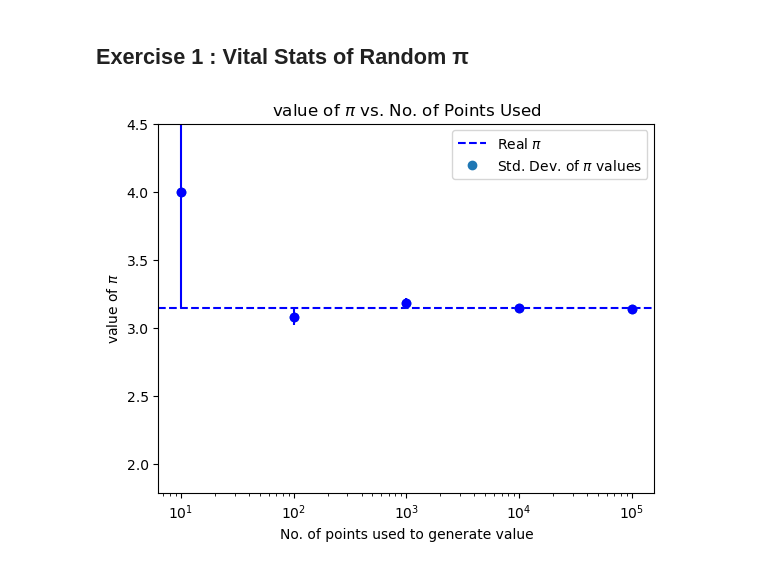
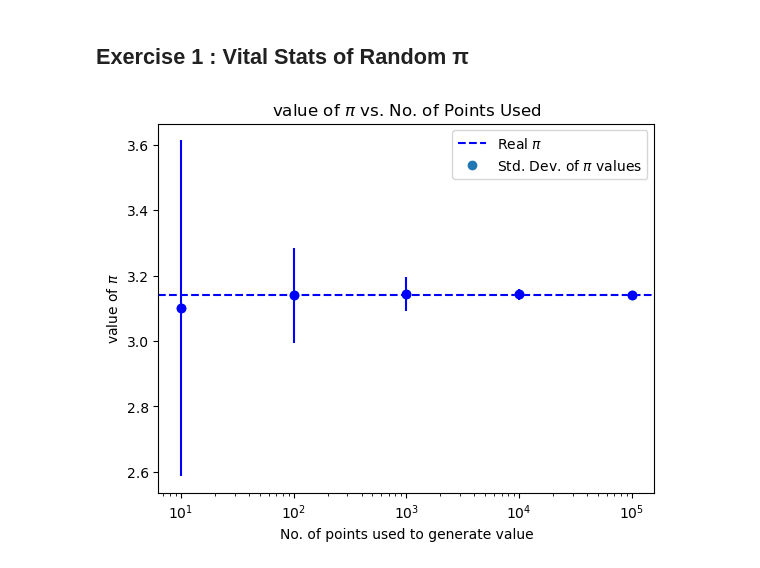
Before and after one commit to SPS-SP2273/learning-portfolio-yugan01, a Jupyter notebook: random numbers/random_numbers_(good).ipynb, the cells around one changed output. Drawn from its saved outputs; the diff is of its cells as text; code cells hidden in the pictures.

```diff
--- a/random numbers/random_numbers_(good).ipynb
+++ b/random numbers/random_numbers_(good).ipynb
@@ -166,30 +166,38 @@ N_green=np.sum((x**2+y**2) <= 1)
 # %%
 def estimate_pi(n):
     x=rnd.rand(n)
     y=rnd.rand(n)
     N_green=np.sum((x**2+y**2) <= 1)
 
     return 4 * (N_green / n)
 
+y = []
+sd = []
+mean = []
+
 x = np.array([10, 100, 1000, 10_000, 100_000])
-y = np.array([estimate_pi(i) for i in x])
+for i in x:
+    r = [estimate_pi(i) for _ in range(100)]
+    y.append(r)
+    mean.append(np.mean(r))
+    sd.append(np.std(r))
+
 ''''
 fig, ax = plt.subplots(ncols = 1, nrows = 1)
 ax.set.axhline(np.pi, ls = '--', c = 'blue')
 ax[0].set.xscale('log')
 '''''
 
 plt.axhline(np.pi, ls = '--', c = 'blue', label = 'Real $\pi$')
-plt.plot(x,y, 'o' ,label = r'Std. Dev. of $\pi$ values')
-plt.errorbar(x, y, fmt = 'o', xerr = 0, yerr = [abs(np.pi - i) for i in y], ecolor = 'b', color = 'b' )
+plt.plot(x, mean, 'o' ,label = r'Std. Dev. of $\pi$ values')
+plt.errorbar(x, mean, fmt = 'o', xerr = 0, yerr = sd, ecolor = 'b', color = 'b' )
 plt.xlabel('No. of points used to generate value')
 plt.ylabel('value of ' + r'$\pi$')
-plt.ylim(np.pi - abs(np.pi - y[0])-.5, np.pi + abs(np.pi - y[0])+.5)
 plt.xscale('log')
 plt.title('value of ' + r'$\pi$' + ' vs. No. of Points Used')
 plt.legend(loc = 'upper right')
 plt.show()
 
 #not really sure why my plt is greatly different from the one in the website
 # %% [output]
-[figure, old version]
+[figure, new version]
```
Also changed, not shown: parts of 3 cells of this notebook.
